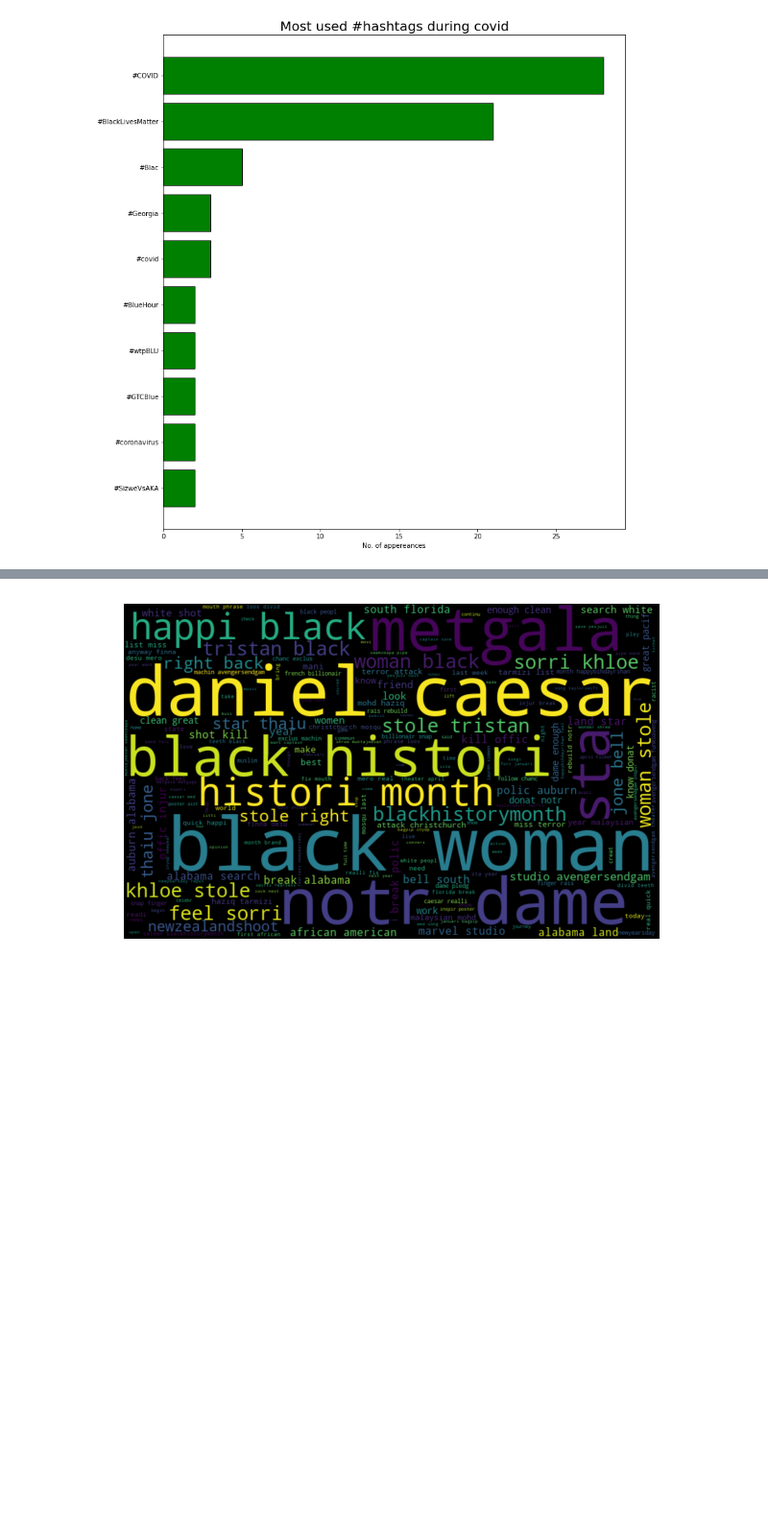
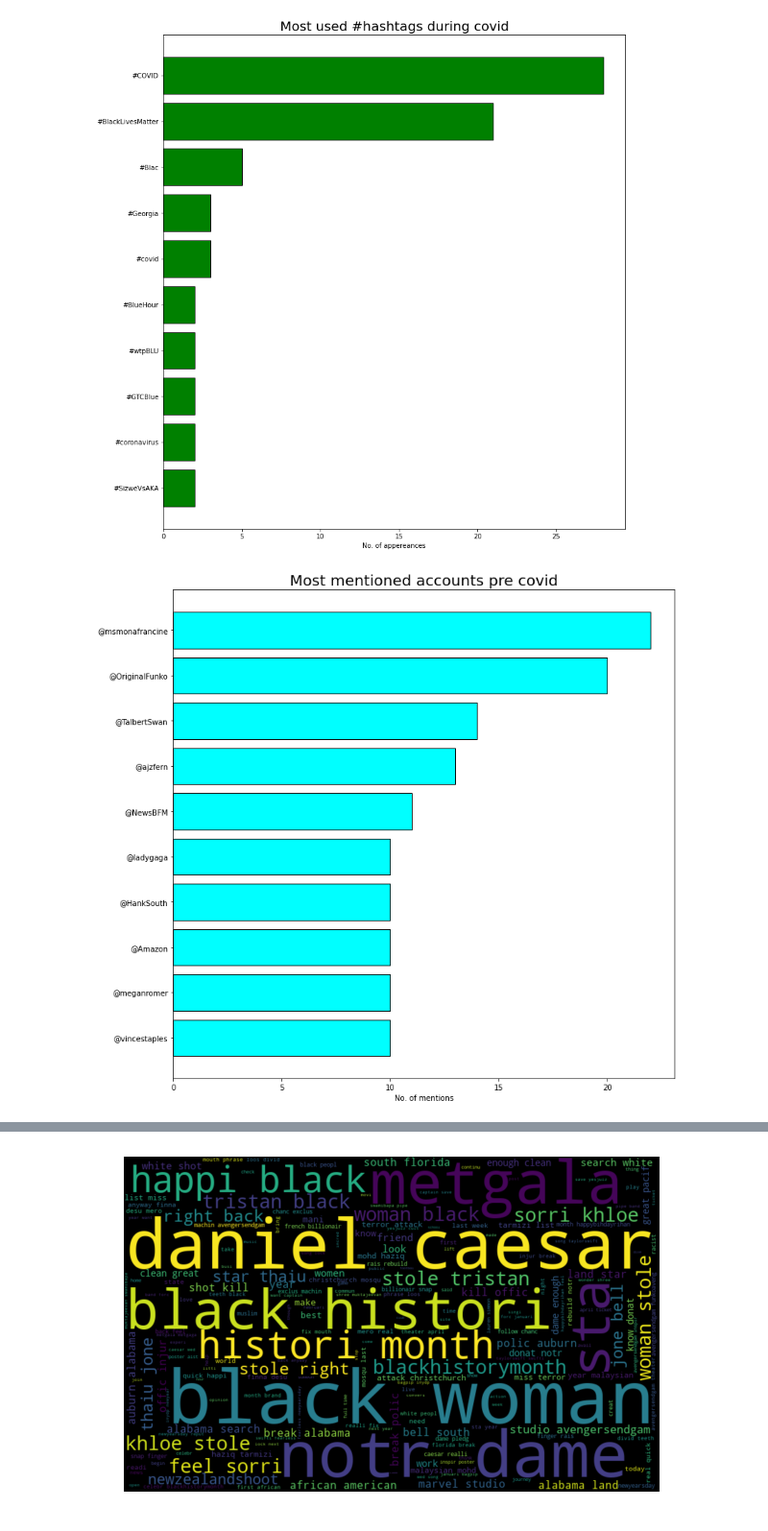
Before and after one commit to revanth802/CMPE-255-FA2020-Team6, a Jupyter notebook: Notebook.ipynb, the cells around one changed output, grey strips where cells are left out. Shown: that part at 96% size. Drawn from its saved outputs; the diff is of its cells as text; code cells hidden in the pictures; blank space fills up the shorter version.

Commit message:
Adding barc charts for most mentioned accounts in the tweets

```diff
--- a/Notebook.ipynb
+++ b/Notebook.ipynb
@@ -236,3 +236,40 @@ plt.tight_layout(pad=3)
 plt.show()
 # %% [output]
 [figure]
+# %%
+
+def find_top_n_mentioned_accounts(df, n):
+    mentions = []
+    mention_pattern = re.compile(r"@[a-zA-Z_]+")
+    mention_matches = list(df['tweet'].apply(mention_pattern.findall))
+    mentions_dict = {}
+    for match in mention_matches:
+        for singlematch in match:
+            if singlematch not in mentions_dict.keys():
+                mentions_dict[singlematch] = 1
+            else:
+                mentions_dict[singlematch] = mentions_dict[singlematch]+1
+
+    ordered_list = sorted(mentions_dict.items(), key=lambda x:x[1])
+    ordered_list = ordered_list[::-1]
+
+    ordered_values = []
+    ordered_keys = []
+    for item in ordered_list[0:n]:
+        ordered_keys.append(item[0])
+        ordered_values.append(item[1])
+
+    return ordered_keys, ordered_values
+# %%
+mentions_ordered_keys , mentions_ordered_values = find_top_n_mentioned_accounts(precovid_df, 10)
+fig, ax = plt.subplots(figsize = (12,12))
+y_pos = np.arange(len(mentions_ordered_values))
+ax.barh(y_pos ,list(mentions_ordered_values)[::-1], align='center', color = 'cyan', edgecolor = 'black', linewidth=1)
+ax.set_yticks(y_pos )
+ax.set_yticklabels(list(mentions_ordered_keys)[::-1])
+ax.set_xlabel("No. of mentions")
+ax.set_title("Most mentioned accounts pre covid", fontsize = 20)
+
+plt.show()
+# %% [output]
+[figure, added]
```
Also changed, not shown: parts of 1 cell of this notebook.
